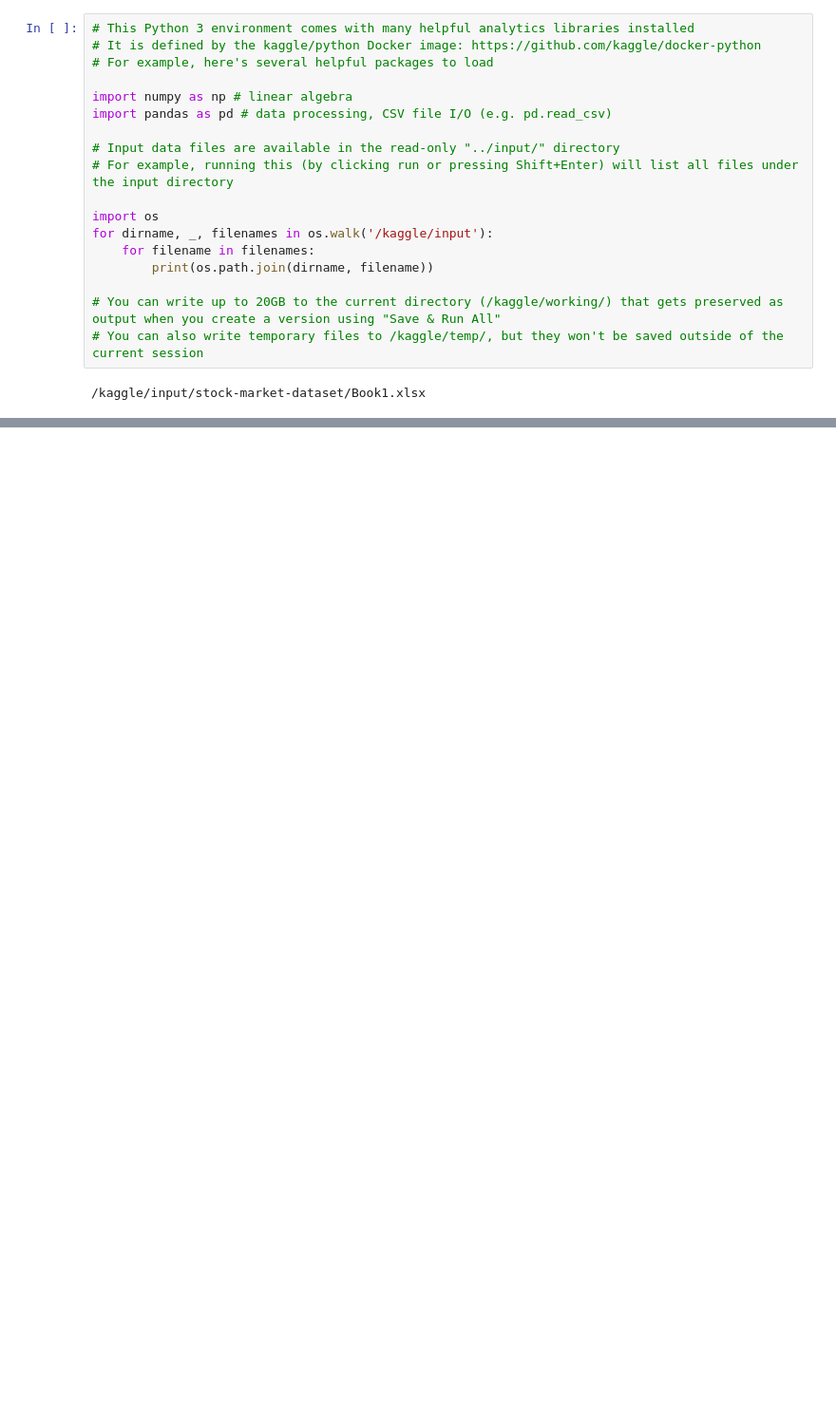
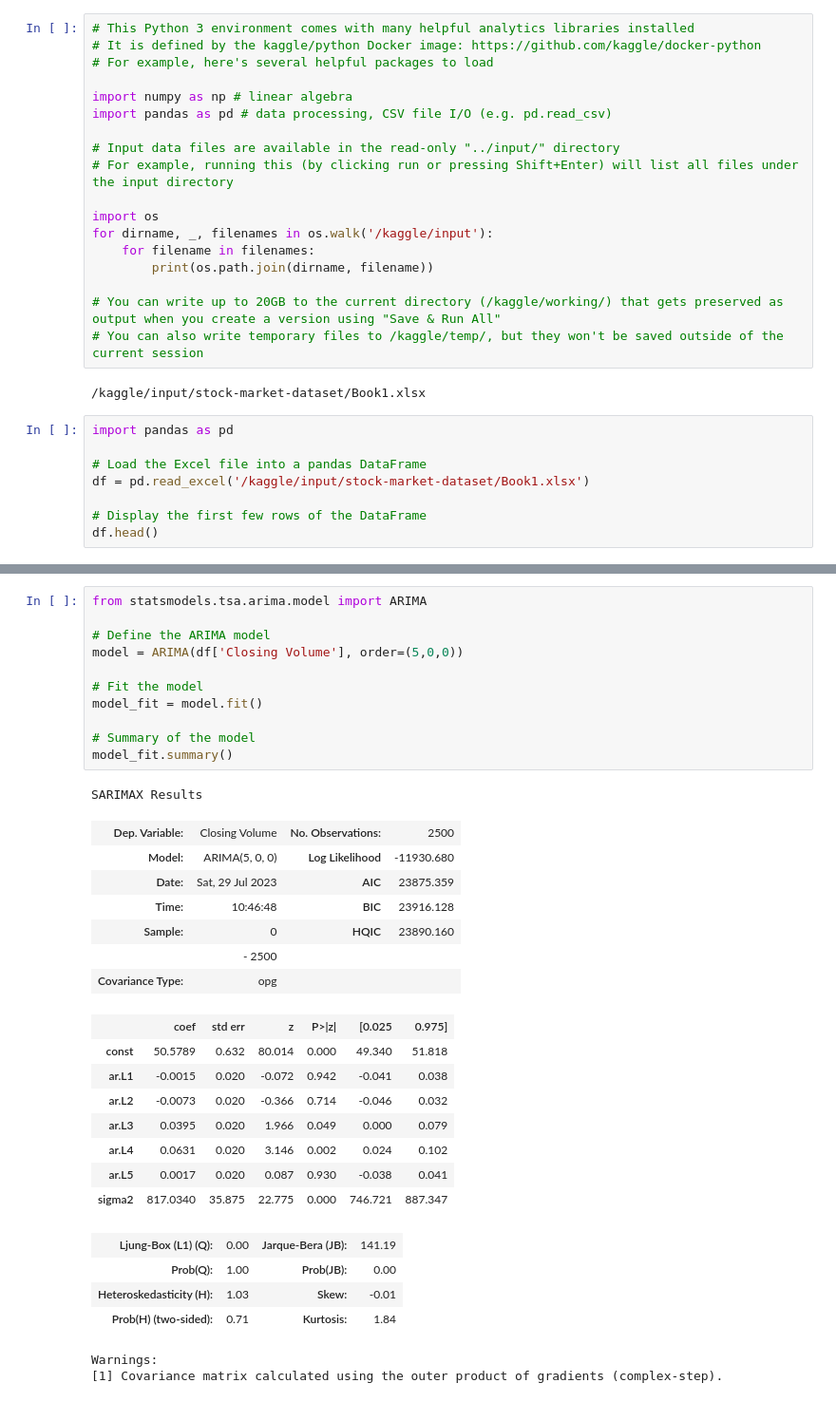
Before and after one commit to raj-rajat/Stock-Market-Dataset, a Jupyter notebook: stock-market-dataset.ipynb, the cells around one changed output, grey strips where cells are left out. Shown: that part at 95% size. Drawn from its saved outputs; the diff is of its cells as text; blank space fills up the shorter version.

Commit message:
Kaggle Notebook | Stock Market Dataset | Version 4

```diff
--- a/stock-market-dataset.ipynb
+++ b/stock-market-dataset.ipynb
@@ -18,3 +20,11 @@ for dirname, _, filenames in os.walk('/kaggle/input'):
 # You can also write temporary files to /kaggle/temp/, but they won't be saved outside of the current session
 # %% [output]
 /kaggle/input/stock-market-dataset/Book1.xlsx
+# %%
+import pandas as pd
+
+# Load the Excel file into a pandas DataFrame
+df = pd.read_excel('/kaggle/input/stock-market-dataset/Book1.xlsx')
+
+# Display the first few rows of the DataFrame
+df.head()
@@ -20,0 +138,34 @@ for dirname, _, filenames in os.walk('/kaggle/input'):
+# %%
+from statsmodels.tsa.arima.model import ARIMA
+
+# Define the ARIMA model
+model = ARIMA(df['Closing Volume'], order=(5,0,0))
+
+# Fit the model
+model_fit = model.fit()
+
+# Summary of the model
+model_fit.summary()
+# %% [output]
+SARIMAX Results
+| Dep. Variable: | Closing Volume | No. Observations: | 2500 |
+| Model: | ARIMA(5, 0, 0) | Log Likelihood | -11930.680 |
+| Date: | Sat, 29 Jul 2023 | AIC | 23875.359 |
+| Time: | 10:46:48 | BIC | 23916.128 |
+| Sample: | 0 | HQIC | 23890.160 |
+|  | - 2500 |  |  |
+| Covariance Type: | opg |  |  |
+|  | coef | std err | z | P>|z| | [0.025 | 0.975] |
+| const | 50.5789 | 0.632 | 80.014 | 0.000 | 49.340 | 51.818 |
+| ar.L1 | -0.0015 | 0.020 | -0.072 | 0.942 | -0.041 | 0.038 |
+| ar.L2 | -0.0073 | 0.020 | -0.366 | 0.714 | -0.046 | 0.032 |
+| ar.L3 | 0.0395 | 0.020 | 1.966 | 0.049 | 0.000 | 0.079 |
+| ar.L4 | 0.0631 | 0.020 | 3.146 | 0.002 | 0.024 | 0.102 |
+| ar.L5 | 0.0017 | 0.020 | 0.087 | 0.930 | -0.038 | 0.041 |
+| sigma2 | 817.0340 | 35.875 | 22.775 | 0.000 | 746.721 | 887.347 |
+| Ljung-Box (L1) (Q): | 0.00 | Jarque-Bera (JB): | 141.19 |
+| Prob(Q): | 1.00 | Prob(JB): | 0.00 |
+| Heteroskedasticity (H): | 1.03 | Skew: | -0.01 |
+| Prob(H) (two-sided): | 0.71 | Kurtosis: | 1.84 |
+Warnings:
+[1] Covariance matrix calculated using the outer product of gradients (complex-step).
```
Also changed, not shown: parts of 13 cells of this notebook.
